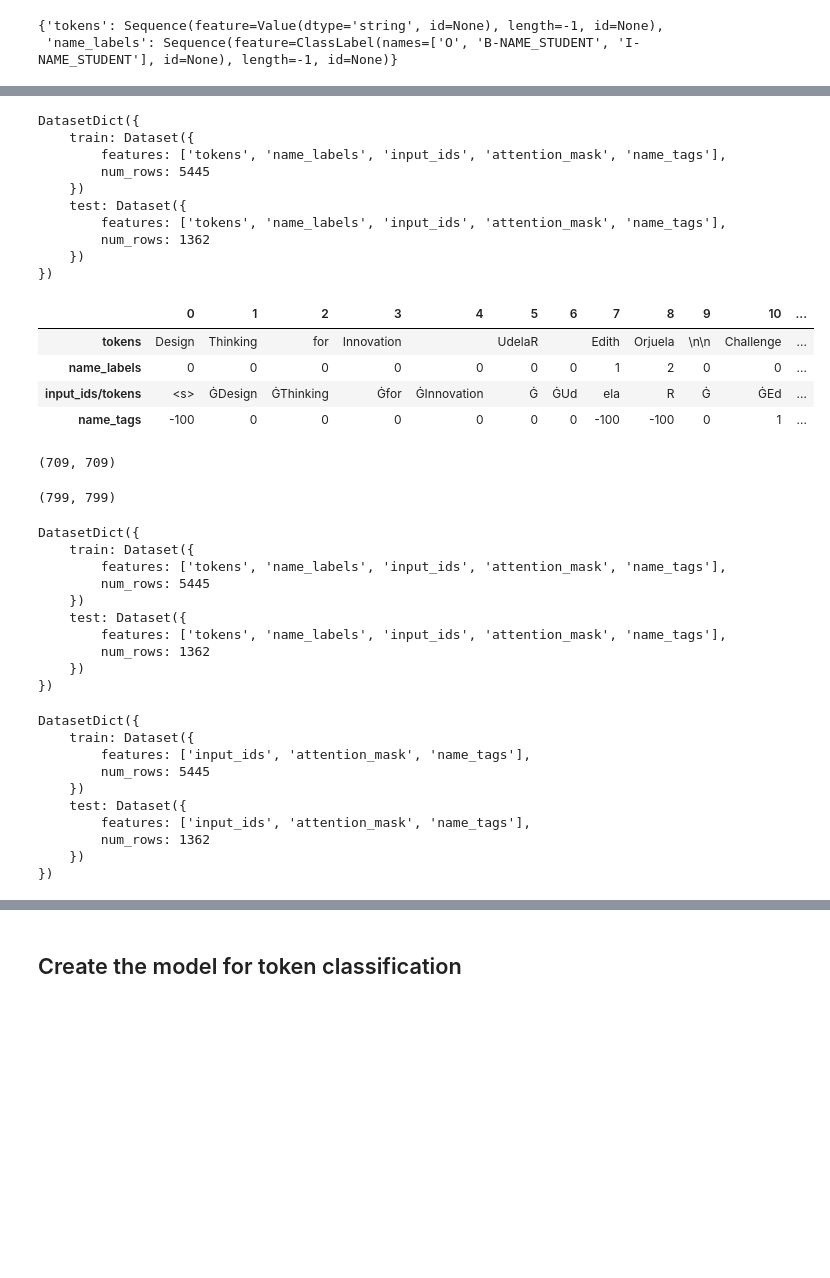
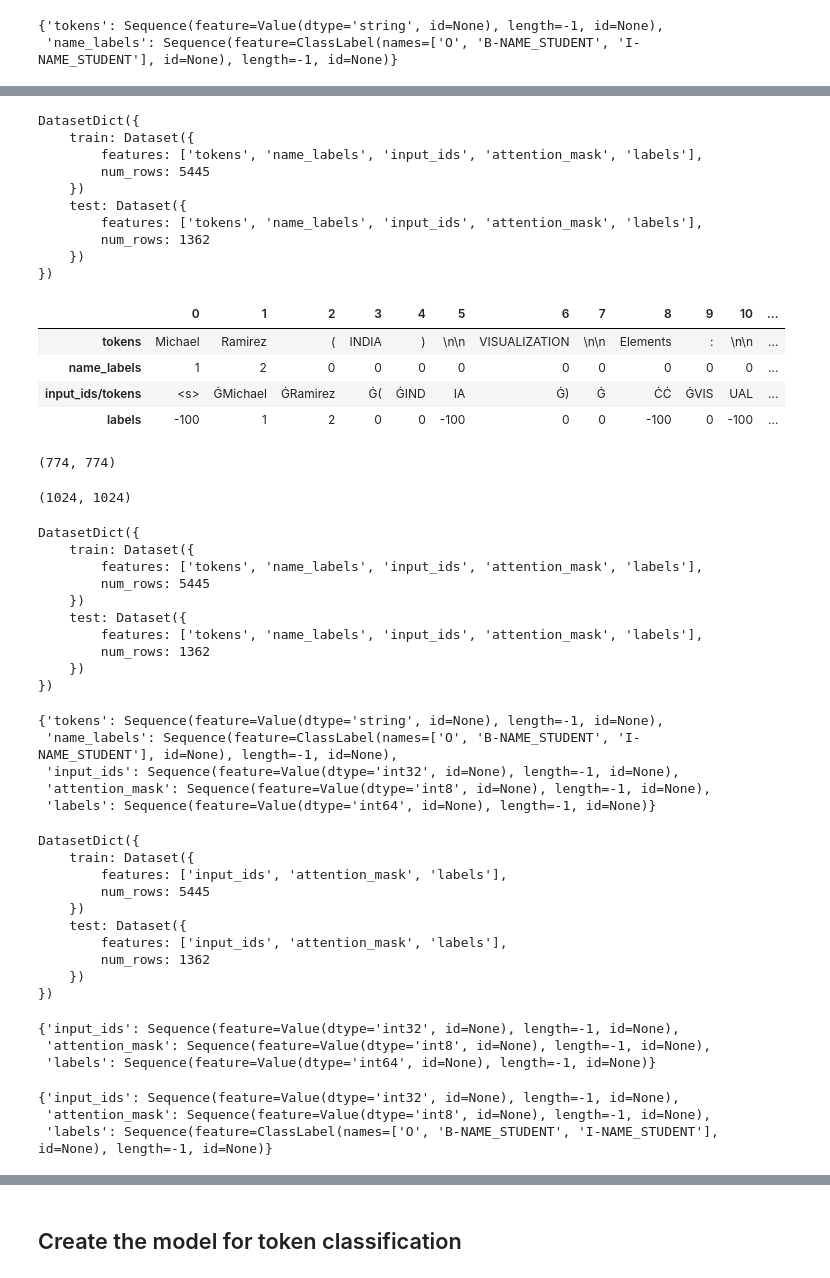
Before and after one commit to samd24/kaggle_pii_detection_removel_educational_data, a Jupyter notebook: kaggle_pii_ner_colab_longfromer.ipynb, the cells around one changed output, grey strips where cells are left out. Saved outputs shown, nothing was run; the diff lists cells and outputs as text; code cells hidden in the pictures; blank space fills up the shorter version.

```diff
--- a/kaggle_pii_ner_colab_longfromer.ipynb
+++ b/kaggle_pii_ner_colab_longfromer.ipynb
@@ -252,7 +250,7 @@ dataset['train'].features
 from transformers import AutoTokenizer
 
 lf_model = 'allenai/longformer-base-4096'
-lf_tokenizer = AutoTokenizer.from_pretrained(lf_model, add_prefix_space=True)
+tokenizer = AutoTokenizer.from_pretrained('allenai/longformer-base-4096', max_length=1024, add_prefix_space=True)
 # %%
 len(dataset['train'][0]['tokens']), len(dataset['train'][0]['name_labels'])
 # %% [output]
@@ -284,7 +282,7 @@ len(dataset['train'][0]['name_labels']), len(text), len(lf_tokens)
 # we need to align the tokens when we tokenize
 
 def tokenize_and_align_labels(examples):
-    tokenized_inputs = lf_tokenizer(examples["tokens"], truncation=True, is_split_into_words=True)
+    tokenized_inputs = tokenizer(examples["tokens"], padding = 'max_length', truncation=True, max_length = 1024, is_split_into_words=True)
 
     labels = []
     for i, label in enumerate(examples[f"name_labels"]):
@@ -302,7 +300,7 @@ def tokenize_and_align_labels(examples):
 
         labels.append(label_ids)
 
-    tokenized_inputs["name_tags"] = labels
+    tokenized_inputs["labels"] = labels
     return tokenized_inputs
 # %%
 for split in dataset:
@@ -311,48 +309,56 @@ dataset
 # %% [output]
 DatasetDict({
     train: Dataset({
-        features: ['tokens', 'name_labels', 'input_ids', 'attention_mask', 'name_tags'],
+        features: ['tokens', 'name_labels', 'input_ids', 'attention_mask', 'labels'],
         num_rows: 5445
     })
     test: Dataset({
-        features: ['tokens', 'name_labels', 'input_ids', 'attention_mask', 'name_tags'],
+        features: ['tokens', 'name_labels', 'input_ids', 'attention_mask', 'labels'],
         num_rows: 1362
     })
 })
 # %%
 pd.DataFrame({
     'tokens': dataset['train'][0]['tokens'][:15],
     'name_labels': dataset['train'][0]['name_labels'][:15],
-    'input_ids/tokens': lf_tokenizer.convert_ids_to_tokens(dataset['train'][0]['input_ids'][:15]),
-    'name_tags': dataset['train'][0]['name_tags'][:15],
+    'input_ids/tokens': tokenizer.convert_ids_to_tokens(dataset['train'][0]['input_ids'][:15]),
+    'labels': dataset['train'][0]['labels'][:15],
 }).T
 # %% [output]
 |  | 0 | 1 | 2 | 3 | 4 | 5 | 6 | 7 | 8 | 9 | 10 | ... |
-| tokens | Design | Thinking | for | Innovation |  | UdelaR |  | Edith | Orjuela | \n\n | Challenge | ... |
-| name_labels | 0 | 0 | 0 | 0 | 0 | 0 | 0 | 1 | 2 | 0 | 0 | ... |
-| input_ids/tokens | <s> | ĠDesign | ĠThinking | Ġfor | ĠInnovation | Ġ | ĠUd | ela | R | Ġ | ĠEd | ... |
-| name_tags | -100 | 0 | 0 | 0 | 0 | 0 | 0 | -100 | -100 | 0 | 1 | ... |
+| tokens | Michael | Ramirez | ( | INDIA | ) | \n\n | VISUALIZATION | \n\n | Elements | : | \n\n | ... |
+| name_labels | 1 | 2 | 0 | 0 | 0 | 0 | 0 | 0 | 0 | 0 | 0 | ... |
+| input_ids/tokens | <s> | ĠMichael | ĠRamirez | Ġ( | ĠIND | IA | Ġ) | Ġ | ĊĊ | ĠVIS | UAL | ... |
+| labels | -100 | 1 | 2 | 0 | 0 | -100 | 0 | 0 | -100 | 0 | -100 | ... |
 # %%
 len(dataset['train'][0]['tokens']), len(dataset['train'][0]['name_labels'])
 # %% [output]
-(709, 709)
+(774, 774)
 # %%
-len(dataset['train'][0]['input_ids']), len(dataset['train'][0]['name_tags'])
+len(dataset['train'][0]['input_ids']), len(dataset['train'][0]['labels'])
 # %% [output]
-(799, 799)
+(1024, 1024)
 # %%
 dataset
 # %% [output]
 DatasetDict({
     train: Dataset({
-        features: ['tokens', 'name_labels', 'input_ids', 'attention_mask', 'name_tags'],
+        features: ['tokens', 'name_labels', 'input_ids', 'attention_mask', 'labels'],
         num_rows: 5445
     })
     test: Dataset({
-        features: ['tokens', 'name_labels', 'input_ids', 'attention_mask', 'name_tags'],
+        features: ['tokens', 'name_labels', 'input_ids', 'attention_mask', 'labels'],
         num_rows: 1362
     })
 })
+# %%
+dataset['train'].features
+# %% [output]
+{'tokens': Sequence(feature=Value(dtype='string', id=None), length=-1, id=None),
+ 'name_labels': Sequence(feature=ClassLabel(names=['O', 'B-NAME_STUDENT', 'I-NAME_STUDENT'], id=None), length=-1, id=None),
+ 'input_ids': Sequence(feature=Value(dtype='int32', id=None), length=-1, id=None),
+ 'attention_mask': Sequence(feature=Value(dtype='int8', id=None), length=-1, id=None),
+ 'labels': Sequence(feature=Value(dtype='int64', id=None), length=-1, id=None)}
 # %%
 remove_col(dataset, 'tokens')
 remove_col(dataset, 'name_labels')
@@ -360,11 +366,27 @@ dataset
 # %% [output]
 DatasetDict({
     train: Dataset({
-        features: ['input_ids', 'attention_mask', 'name_tags'],
+        features: ['input_ids', 'attention_mask', 'labels'],
         num_rows: 5445
     })
     test: Dataset({
-        features: ['input_ids', 'attention_mask', 'name_tags'],
+        features: ['input_ids', 'attention_mask', 'labels'],
         num_rows: 1362
     })
 })
+# %%
+dataset['train'].features
+# %% [output]
+{'input_ids': Sequence(feature=Value(dtype='int32', id=None), length=-1, id=None),
+ 'attention_mask': Sequence(feature=Value(dtype='int8', id=None), length=-1, id=None),
+ 'labels': Sequence(feature=Value(dtype='int64', id=None), length=-1, id=None)}
+# %%
+for split in dataset:
+  dataset[split] = dataset[split].cast_column("labels", datasets.Sequence(datasets.ClassLabel(names=['O',
+  'B-NAME_STUDENT',
+  'I-NAME_STUDENT'])))
+dataset['train'].features
+# %% [output]
+{'input_ids': Sequence(feature=Value(dtype='int32', id=None), length=-1, id=None),
+ 'attention_mask': Sequence(feature=Value(dtype='int8', id=None), length=-1, id=None),
+ 'labels': Sequence(feature=ClassLabel(names=['O', 'B-NAME_STUDENT', 'I-NAME_STUDENT'], id=None), length=-1, id=None)}
```
Also changed, not shown: parts of 42 cells of this notebook, 1 other file.
